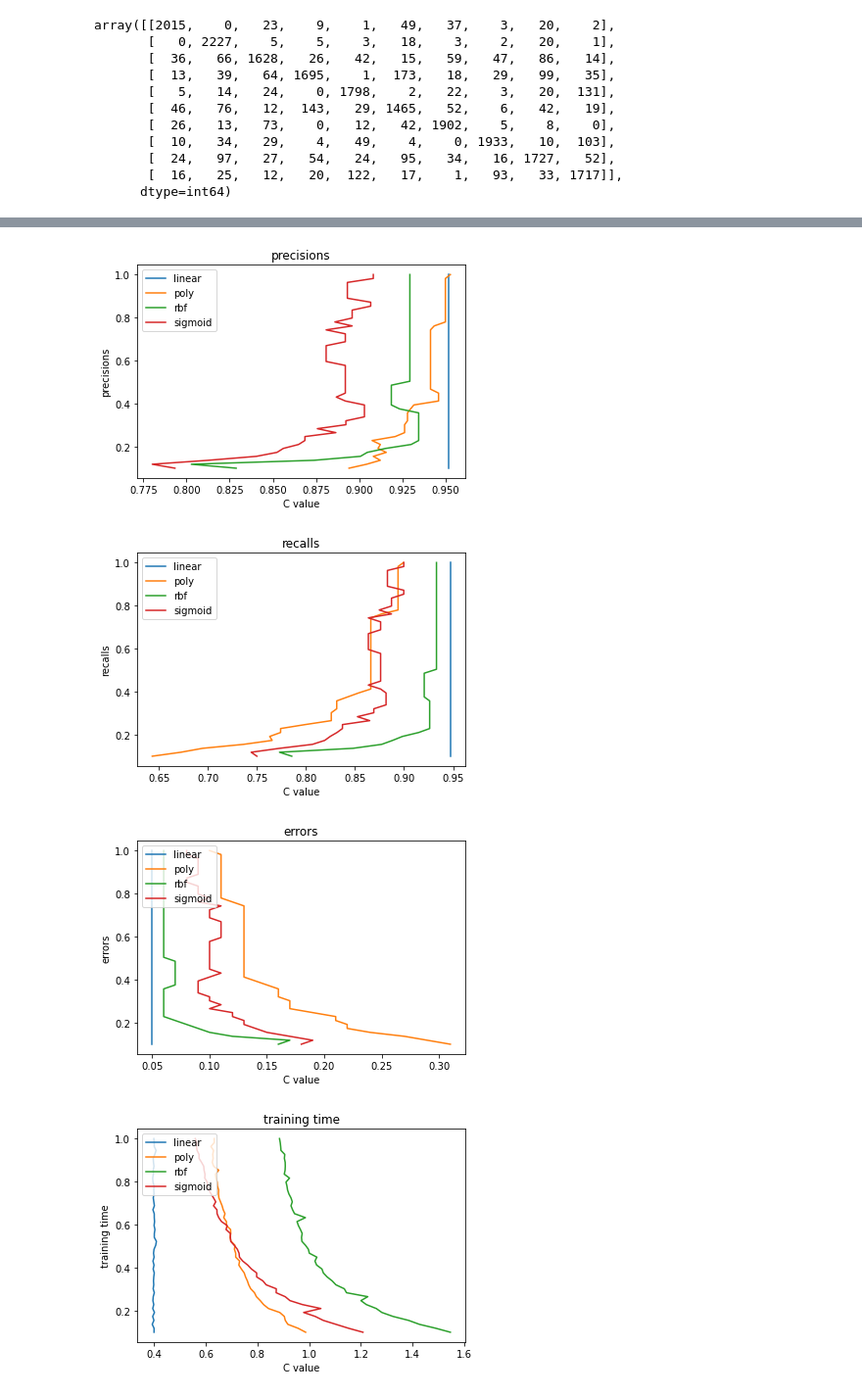
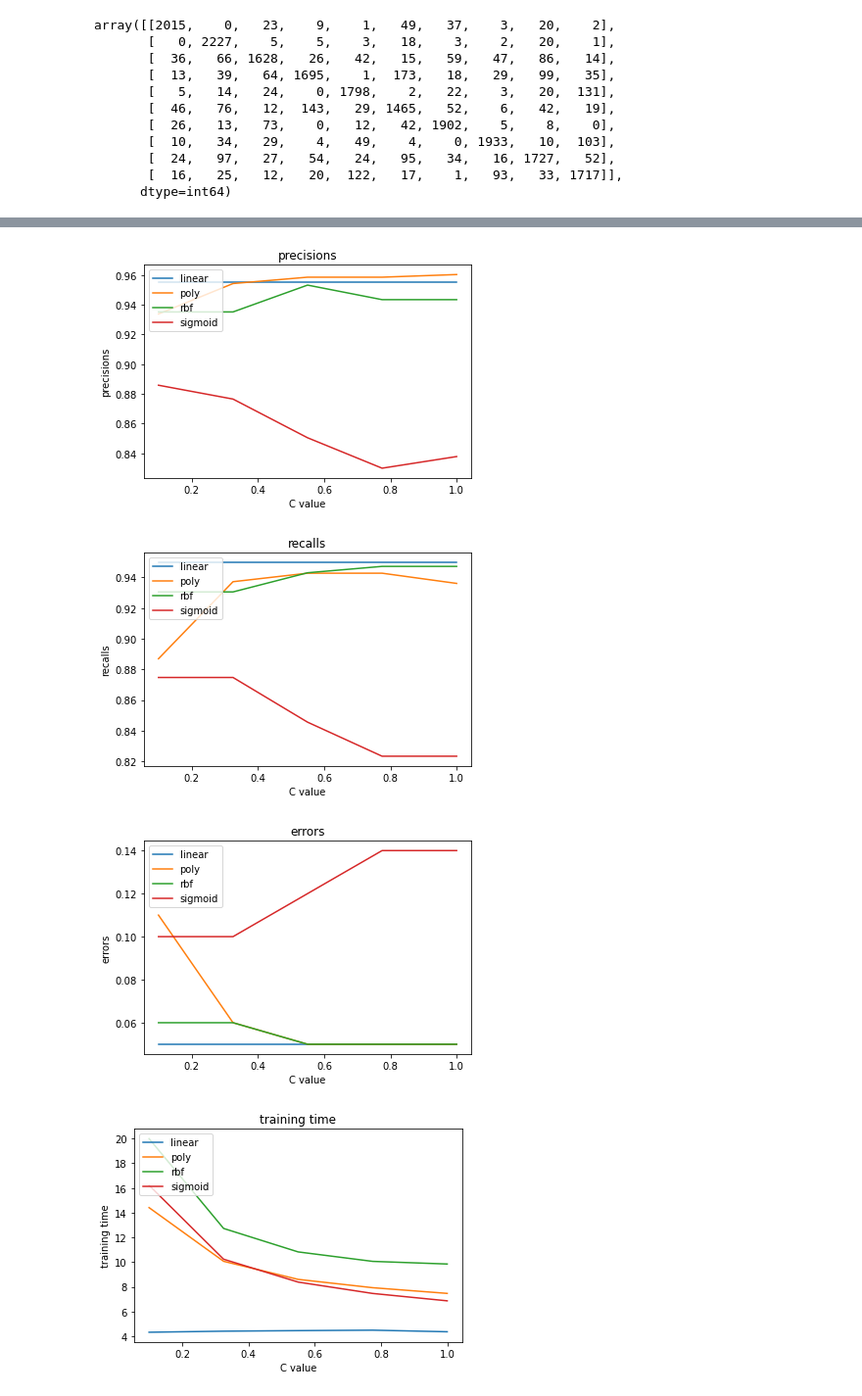
Before and after one commit to alexandregonzalvez/TP_Apprentissage_Supervis-, a Jupyter notebook: Untitled.ipynb, the cells around one changed output, grey strips where cells are left out. Shown at 98% size. Drawn from its saved outputs; the diff is of its cells as text; code cells hidden in the pictures.

```diff
--- a/Untitled.ipynb
+++ b/Untitled.ipynb
@@ -146,7 +153,7 @@ for kernel in kernel_list:
         clsvm = svm.SVC(kernel=kernel,probability=True, C=C)
 
         training_start = time.time()
-        clsvm.fit(xtrain[:1000], ytrain[:1000])
+        clsvm.fit(xtrain[:5000], ytrain[:5000])
         training_stop = time.time()
 
         number_tests = 100
@@ -178,16 +179,16 @@ scores['linear']
-# %%
-graphs = ["precisions", "recalls", "errors","training time"]
-
-for graph in graphs:
-    for kernel in kernel_list:
-        plt.plot(scores[kernel][graph],C_values, label = kernel)
-    plt.legend(loc="upper left")
-    plt.title(graph)
-    plt.ylabel(graph)
-    plt.xlabel("C value")
-    plt.show()
-# %% [output]
-[figure, removed]
-[figure, removed]
-[figure, removed]
-[figure, removed]
+# %%
+graphs = ["precisions", "recalls", "errors","training time"]
+
+for graph in graphs:
+    for kernel in kernel_list:
+        plt.plot(C_values,scores[kernel][graph], label = kernel)
+    plt.legend(loc="upper left")
+    plt.title(graph)
+    plt.ylabel(graph)
+    plt.xlabel("C value")
+    plt.show()
+# %% [output]
+[figure, added]
+[figure, added]
+[figure, added]
+[figure, added]
```
Also changed, not shown: parts of 5 cells of this notebook.
